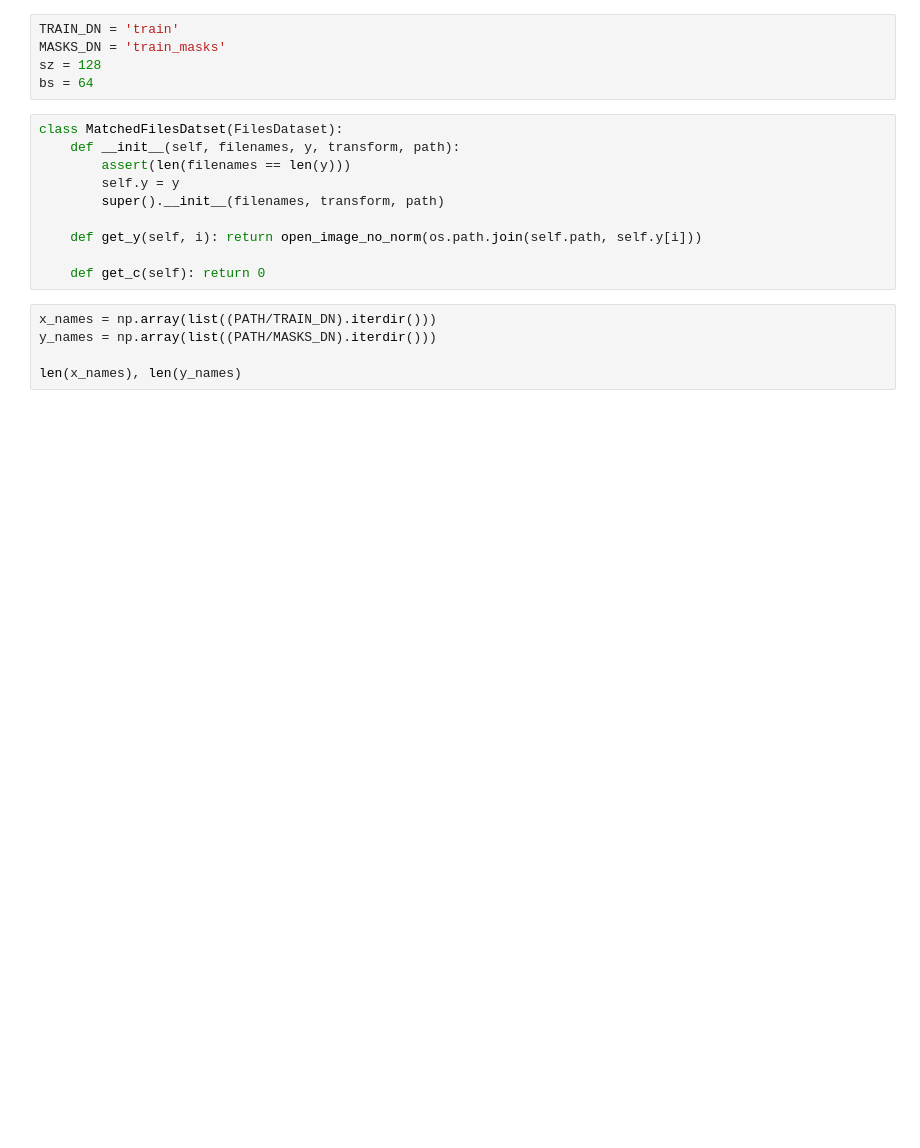
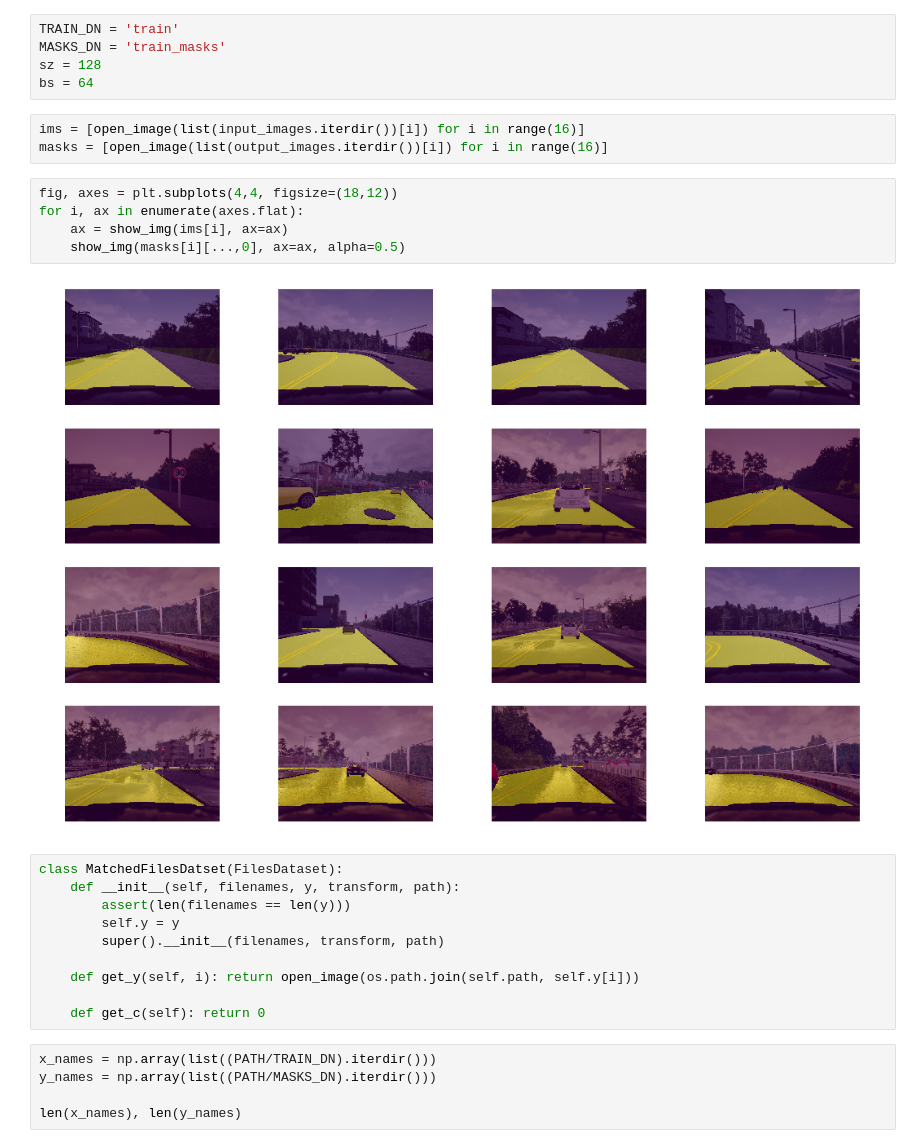
Before and after one commit to thedch/lyft-challenge, a Jupyter notebook: lyft.ipynb, the cells around one changed output. Saved outputs shown, nothing was run; the diff lists cells and outputs as text; blank space fills up the shorter version.

```diff
--- a/lyft.ipynb
+++ b/lyft.ipynb
@@ -102,6 +111,16 @@ TRAIN_DN = 'train'
 MASKS_DN = 'train_masks'
 sz = 128
 bs = 64
+# %%
+ims = [open_image(list(input_images.iterdir())[i]) for i in range(16)]
+masks = [open_image(list(output_images.iterdir())[i]) for i in range(16)]
+# %%
+fig, axes = plt.subplots(4,4, figsize=(18,12))
+for i, ax in enumerate(axes.flat):
+    ax = show_img(ims[i], ax=ax)
+    show_img(masks[i][...,0], ax=ax, alpha=0.5)
+# %% [output]
+[figure, added]
 # %%
 class MatchedFilesDatset(FilesDataset):
     def __init__(self, filenames, y, transform, path):
@@ -109,7 +128,7 @@ class MatchedFilesDatset(FilesDataset):
         self.y = y
         super().__init__(filenames, transform, path)
 
-    def get_y(self, i): return open_image_no_norm(os.path.join(self.path, self.y[i]))
+    def get_y(self, i): return open_image(os.path.join(self.path, self.y[i]))
 
     def get_c(self): return 0
 # %%
```
Also changed, not shown: parts of 13 cells of this notebook.
